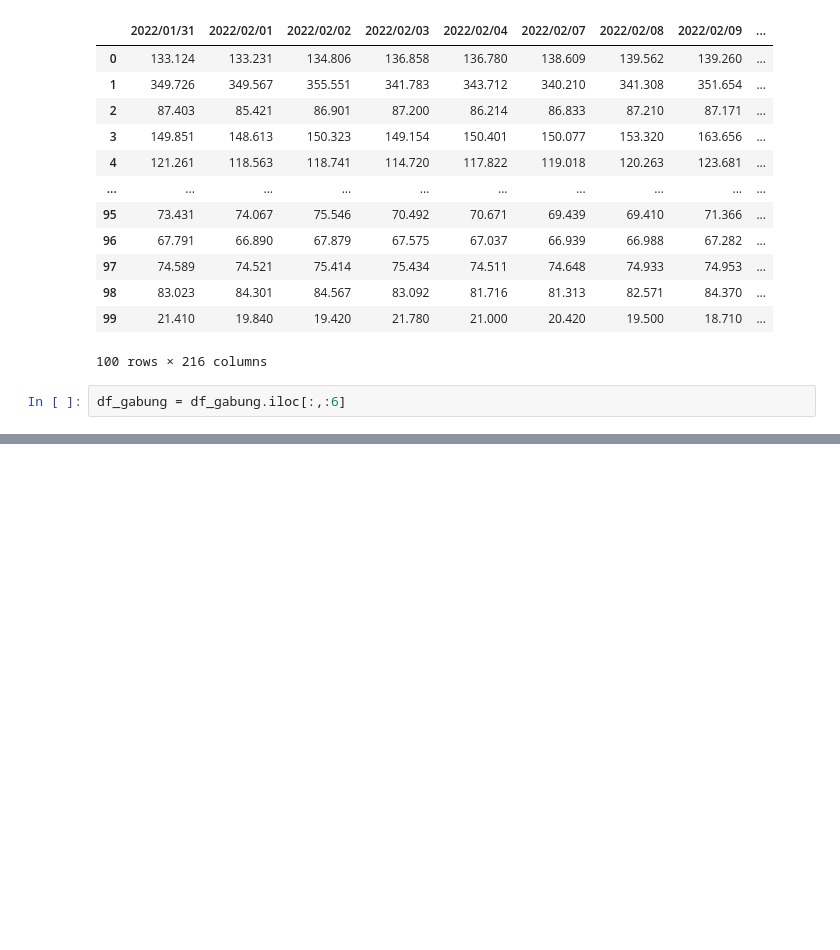
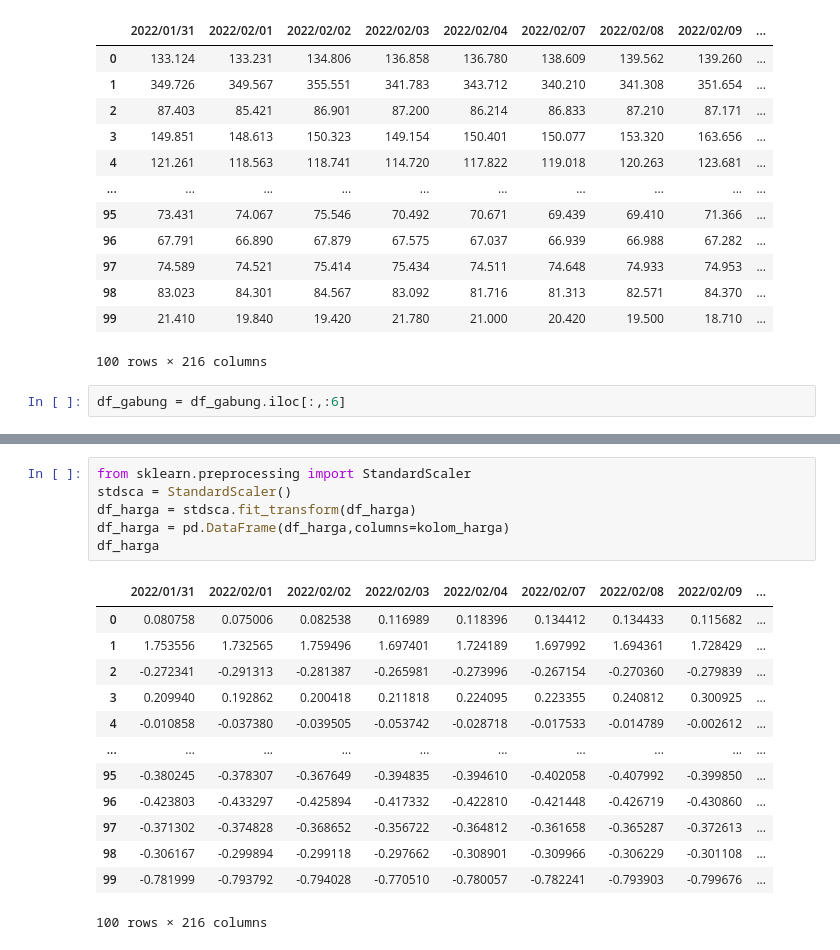
Before and after one commit to rizal-mujahiddan69/m6_competition, a Jupyter notebook: Analisis_data.ipynb, the cells around one changed output, grey strips where cells are left out. Drawn from its saved outputs; the diff is of its cells as text; blank space fills up the shorter version.

```diff
--- a/Analisis_data.ipynb
+++ b/Analisis_data.ipynb
@@ -448,6 +449,26 @@ df_harga = df_harga.interpolate(axis=1)
 df_harga.isna().sum()[df_harga.isna().sum() != 0]
 # %% [output]
 Series([], dtype: int64)
+# %%
+from sklearn.preprocessing import StandardScaler
+stdsca = StandardScaler()
+df_harga = stdsca.fit_transform(df_harga)
+df_harga = pd.DataFrame(df_harga,columns=kolom_harga)
+df_harga
+# %% [output]
+|  | 2022/01/31 | 2022/02/01 | 2022/02/02 | 2022/02/03 | 2022/02/04 | 2022/02/07 | 2022/02/08 | 2022/02/09 | ... |
+| 0 | 0.080758 | 0.075006 | 0.082538 | 0.116989 | 0.118396 | 0.134412 | 0.134433 | 0.115682 | ... |
+| 1 | 1.753556 | 1.732565 | 1.759496 | 1.697401 | 1.724189 | 1.697992 | 1.694361 | 1.728429 | ... |
+| 2 | -0.272341 | -0.291313 | -0.281387 | -0.265981 | -0.273996 | -0.267154 | -0.270360 | -0.279839 | ... |
+| 3 | 0.209940 | 0.192862 | 0.200418 | 0.211818 | 0.224095 | 0.223355 | 0.240812 | 0.300925 | ... |
+| 4 | -0.010858 | -0.037380 | -0.039505 | -0.053742 | -0.028718 | -0.017533 | -0.014789 | -0.002612 | ... |
+| ... | ... | ... | ... | ... | ... | ... | ... | ... | ... |
+| 95 | -0.380245 | -0.378307 | -0.367649 | -0.394835 | -0.394610 | -0.402058 | -0.407992 | -0.399850 | ... |
+| 96 | -0.423803 | -0.433297 | -0.425894 | -0.417332 | -0.422810 | -0.421448 | -0.426719 | -0.430860 | ... |
+| 97 | -0.371302 | -0.374828 | -0.368652 | -0.356722 | -0.364812 | -0.361658 | -0.365287 | -0.372613 | ... |
+| 98 | -0.306167 | -0.299894 | -0.299118 | -0.297662 | -0.308901 | -0.309966 | -0.306229 | -0.301108 | ... |
+| 99 | -0.781999 | -0.793792 | -0.794028 | -0.770510 | -0.780057 | -0.782241 | -0.793903 | -0.799676 | ... |
+100 rows × 216 columns
 # %%
 np_harga =  df_harga.to_numpy()
 df_gabung['seq_price'] = 0
```
Also changed, not shown: parts of 44 cells of this notebook, 6 other files.
